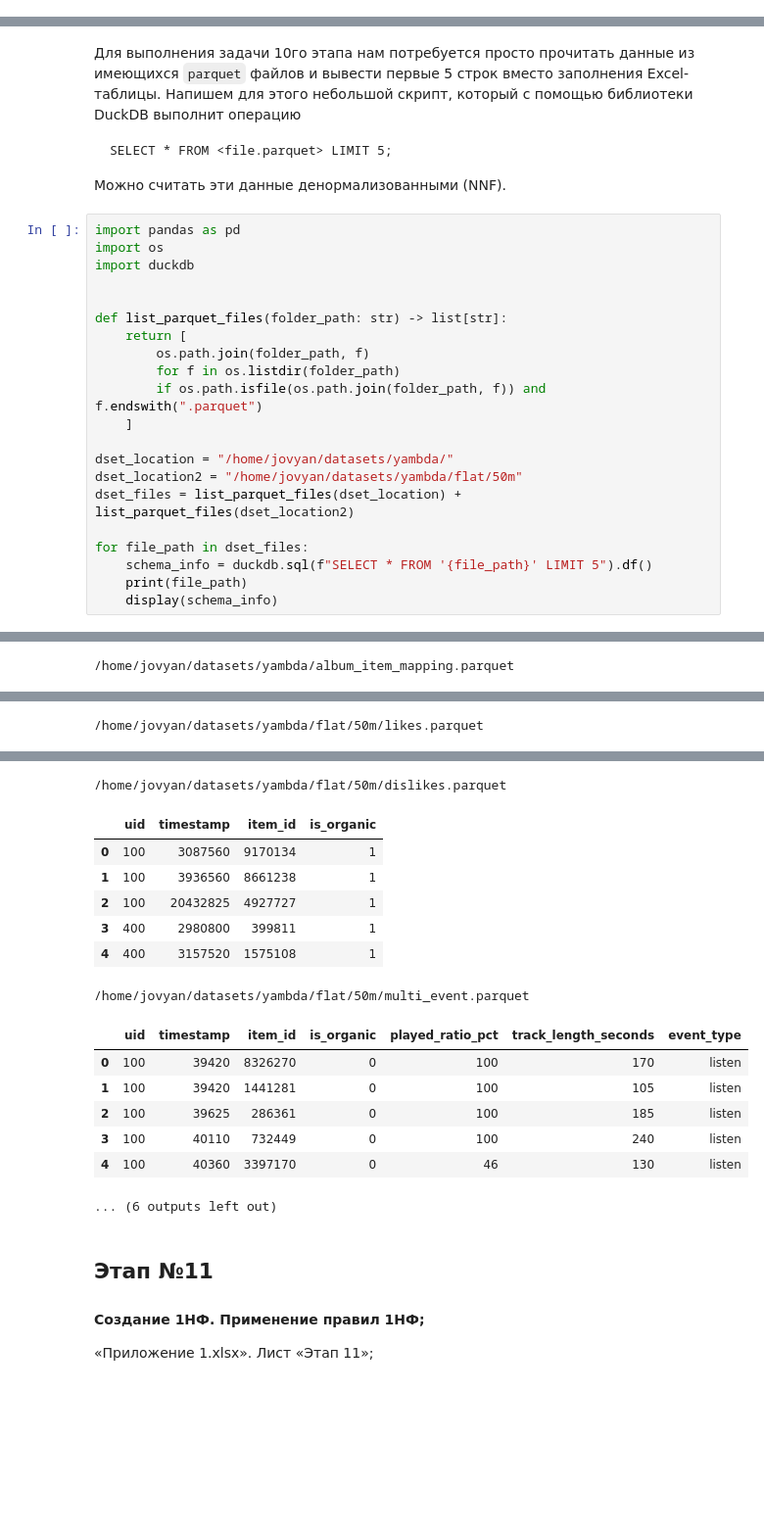
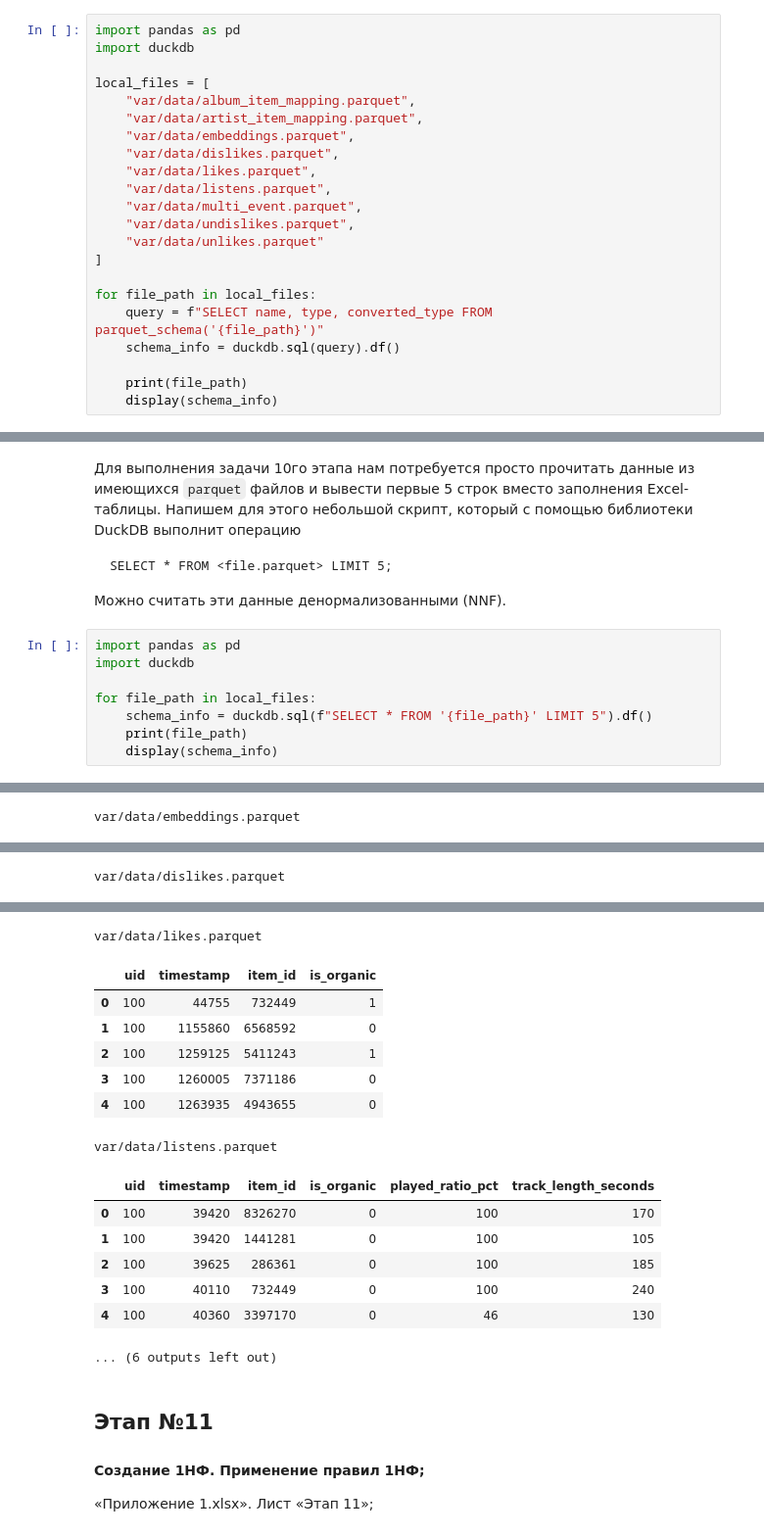
Before and after one commit to nikolyabb/college-homework, a Jupyter notebook: RDBMS/Intro_to_RDBMS.ipynb, the cells around one changed output, grey strips where cells are left out. Shown: that part at 98% size. Cells and saved outputs as stored; diff of their text form; blank space fills up the shorter version.

```diff
--- a/RDBMS/Intro_to_RDBMS.ipynb
+++ b/RDBMS/Intro_to_RDBMS.ipynb
@@ -143,0 +112,22 @@ for file_path in dset_files:
+# %%
+import pandas as pd
+import duckdb
+
+local_files = [
+    "var/data/album_item_mapping.parquet",
+    "var/data/artist_item_mapping.parquet",
+    "var/data/embeddings.parquet",
+    "var/data/dislikes.parquet",
+    "var/data/likes.parquet",
+    "var/data/listens.parquet",
+    "var/data/multi_event.parquet",
+    "var/data/undislikes.parquet",
+    "var/data/unlikes.parquet"
+]
+
+for file_path in local_files:
+    query = f"SELECT name, type, converted_type FROM parquet_schema('{file_path}')"
+    schema_info = duckdb.sql(query).df()
+
+    print(file_path)
+    display(schema_info)
@@ -255,22 +290,9 @@ SELECT * FROM <file.parquet> LIMIT 5;
 Можно считать эти данные денормализованными (NNF).
 # %%
 import pandas as pd
-import os
 import duckdb
 
-
-def list_parquet_files(folder_path: str) -> list[str]:
-    return [
-        os.path.join(folder_path, f)
-        for f in os.listdir(folder_path)
-        if os.path.isfile(os.path.join(folder_path, f)) and f.endswith(".parquet")
-    ]
-
-dset_location = "/home/jovyan/datasets/yambda/"
-dset_location2 = "/home/jovyan/datasets/yambda/flat/50m"
-dset_files = list_parquet_files(dset_location) + list_parquet_files(dset_location2)
-
-for file_path in dset_files:
+for file_path in local_files:
     schema_info = duckdb.sql(f"SELECT * FROM '{file_path}' LIMIT 5").df()
     print(file_path)
     display(schema_info)
@@ -292 +314 @@ for file_path in dset_files:
-/home/jovyan/datasets/yambda/album_item_mapping.parquet
+var/data/embeddings.parquet
@@ -299,2 +321,2 @@ for file_path in dset_files:
-/home/jovyan/datasets/yambda/flat/50m/likes.parquet
+var/data/dislikes.parquet
 |  | uid | timestamp | item_id | is_organic |
@@ -306,17 +328,17 @@ for file_path in dset_files:
-/home/jovyan/datasets/yambda/flat/50m/dislikes.parquet
+var/data/likes.parquet
 |  | uid | timestamp | item_id | is_organic |
-| 0 | 100 | 3087560 | 9170134 | 1 |
-| 1 | 100 | 3936560 | 8661238 | 1 |
-| 2 | 100 | 20432825 | 4927727 | 1 |
-| 3 | 400 | 2980800 | 399811 | 1 |
-| 4 | 400 | 3157520 | 1575108 | 1 |
+| 0 | 100 | 44755 | 732449 | 1 |
+| 1 | 100 | 1155860 | 6568592 | 0 |
+| 2 | 100 | 1259125 | 5411243 | 1 |
+| 3 | 100 | 1260005 | 7371186 | 0 |
+| 4 | 100 | 1263935 | 4943655 | 0 |
-/home/jovyan/datasets/yambda/flat/50m/multi_event.parquet
+var/data/listens.parquet
-|  | uid | timestamp | item_id | is_organic | played_ratio_pct | track_length_seconds | event_type |
-| 0 | 100 | 39420 | 8326270 | 0 | 100 | 170 | listen |
-| 1 | 100 | 39420 | 1441281 | 0 | 100 | 105 | listen |
-| 2 | 100 | 39625 | 286361 | 0 | 100 | 185 | listen |
-| 3 | 100 | 40110 | 732449 | 0 | 100 | 240 | listen |
-| 4 | 100 | 40360 | 3397170 | 0 | 46 | 130 | listen |
+|  | uid | timestamp | item_id | is_organic | played_ratio_pct | track_length_seconds |
+| 0 | 100 | 39420 | 8326270 | 0 | 100 | 170 |
+| 1 | 100 | 39420 | 1441281 | 0 | 100 | 105 |
+| 2 | 100 | 39625 | 286361 | 0 | 100 | 185 |
+| 3 | 100 | 40110 | 732449 | 0 | 100 | 240 |
+| 4 | 100 | 40360 | 3397170 | 0 | 46 | 130 |
 ... (6 outputs left out)
 # %% [markdown]
 ## Этап №11
```
Also changed, not shown: parts of 16 cells of this notebook.
